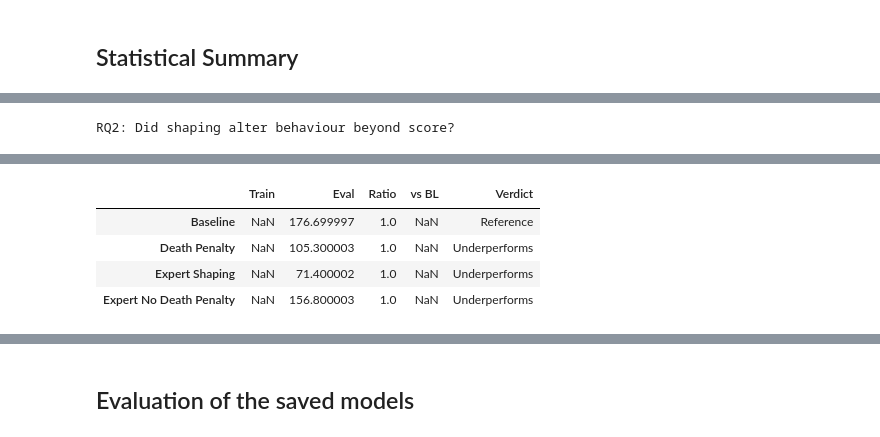
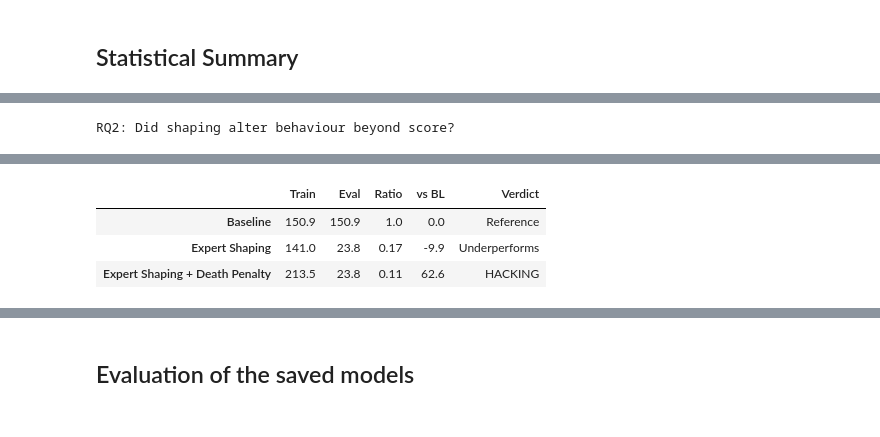
Before and after one commit to AnhTRJotnar/PacManRLTraining, a Jupyter notebook: Pacman.ipynb, the cells around one changed output, grey strips where cells are left out. Cells and saved outputs as stored; diff of their text form; code cells hidden in the pictures.

```diff
--- a/Pacman.ipynb
+++ b/Pacman.ipynb
@@ -342,20 +327,23 @@ TOTAL_STEPS = 1_000_000
 # %%
+TOTAL_STEPS = 100_000
+
 results = {}
 
 for name, cfg in CONDITIONS.items():
     try:
         model, callback = train_condition(name, cfg, total_timesteps=TOTAL_STEPS)
         results[name] = {
-            "callback": callback,
             "model": model,
             "episode_rewards": callback.episode_rewards,
+            "episode_shaped_rewards": callback.episode_shaped_rewards,
             "episode_lengths": callback.episode_lengths,
+            "episode_ghosts_eaten": callback.episode_ghosts_eaten,
             "total_steps": TOTAL_STEPS,
         }
-        print(f"  Completed training for {name}.")
-    except Exception as e:
-        print(f"  Error during training for {name}: {e}")
+        print(f"{name} complete.")
+    except Exception as exc:
+        print(f"{name} failed: {exc}")
         results[name] = None
 
-print(f"\nAll conditions trained! {TOTAL_STEPS:,} steps each.")
+print(f"\nAll conditions trained {TOTAL_STEPS:,} steps each.")
 # %% [output]
@@ -628,7 +626,7 @@ display(pd.DataFrame({
         "Max Score": int(np.max(er["scores"])),
         "Survival": round(np.mean(er["lengths"]), 1),
         "Ghost Chain": round(np.mean(er["ghost_chains"]), 2),
-        "Ghosts/ep": round(np.mean(er["ghosts_eaten_total"]), 1),
+        "Ghosts/ep": round(np.mean(er.get("ghosts_eaten_total", [0])), 1),
         "Score/step": round(np.mean(er["score_per_step"]), 3),
     }
     for name, er in eval_results.items()
@@ -636,7 +634,7 @@ display(pd.DataFrame({
 
 # Baseline comparison table
 if "Baseline" in eval_results:
-    b_score  = np.mean(eval_results["Baseline"]["scores"])
+    b_score = np.mean(eval_results["Baseline"]["scores"])
     b_length = np.mean(eval_results["Baseline"]["lengths"])
 
     print(f"\nComparison vs Baseline")
@@ -753,60 +711,59 @@ Research Question Answer Matrix
 # %%
-baseline_score  = np.mean(eval_results["Baseline"]["scores"])
-baseline_length = np.mean(eval_results["Baseline"]["lengths"])
-baseline_chain  = np.mean(eval_results["Baseline"]["ghost_chains"])
-baseline_sp     = np.mean(eval_results["Baseline"]["score_per_step"])
-baseline_ghosts = np.mean(eval_results["Baseline"]["ghosts_eaten"])
-baseline_train  = np.mean(results["Baseline"]["episode_rewards"][-100:])
+b_score  = float(np.mean(eval_results["Baseline"]["scores"]))
+b_length = float(np.mean(eval_results["Baseline"]["lengths"]))
+b_chain  = float(np.mean(eval_results["Baseline"]["ghost_chains"]))
+b_sp = float(np.mean(eval_results["Baseline"]["score_per_step"]))
+b_ghosts = float(np.mean(eval_results["Baseline"]["ghosts_eaten"]))
+b_train  = float(np.mean(results["Baseline"]["episode_rewards"][-100:]))
 
-def arrow(val, threshold=0.5):
-    if val >  threshold: return "↑"
-    if val < -threshold: return "↓"
+def _arrow(delta, threshold=0.5):
+    if delta >  threshold: return "↑"
+    if delta < -threshold: return "↓"
     return "="
 
-# RQ1
-print(f"\nRQ1: Does strategy-informed shaping outperform naive shaping?-{TOTAL_STEPS // 1_000_000}M steps")
+print(f"\nRQ1: Does strategy-informed shaping outperform baseline? — {TOTAL_STEPS:,} steps")
 display(pd.DataFrame({
     name: {
-        "Eval Score": round(np.mean(er["scores"]), 1),
-        "vs Baseline": round(np.mean(er["scores"]) - baseline_score, 1),
-        "Verdict": "Reference" if name == "Baseline"
-                   else "BEATS" if np.mean(er["scores"]) > baseline_score
-                   else "Similar" if np.mean(er["scores"]) > baseline_score - 20
-                   else "BELOW",
+        "Eval Score": round(float(np.mean(er["scores"])), 1),
+        "vs Baseline": round(float(np.mean(er["scores"])) - b_score, 1),
+        "Verdict": (
+            "Reference" if name == "Baseline" else
+            "BEATS" if float(np.mean(er["scores"])) > b_score else
+            "Similar" if float(np.mean(er["scores"])) > b_score - 20 else
+            "BELOW"
+        ),
     }
     for name, er in eval_results.items()
 }).T)
 
-# RQ2
-print(f"\nRQ2: Did shaping alter behaviour beyond score?")
+print("\nRQ2: Did shaping alter behaviour beyond score?")
 display(pd.DataFrame({
     name: {
-        "Survival":    f"{arrow(d := np.mean(er['lengths'])  - baseline_length)}{d:+.1f}",
-        "Chain":       f"{arrow(d := np.mean(er['ghost_chains']) - baseline_chain, 0.05)}{d:+.2f}",
-        "Ghosts":      f"{arrow(d := np.mean(er['ghosts_eaten']) - baseline_ghosts, 0.05)}{d:+.2f}",
-        "Score/step":  f"{arrow(d := np.mean(er['score_per_step']) - baseline_sp, 0.001)}{d:+.3f}",
+        "Survival": f"{_arrow(d := float(np.mean(er['lengths']))      - b_length)}{d:+.1f}",
+        "Chain": f"{_arrow(d := float(np.mean(er['ghost_chains'])) - b_chain,  0.05)}{d:+.2f}",
+        "Ghosts/ep": f"{_arrow(d := float(np.mean(er['ghosts_eaten'])) - b_ghosts, 0.05)}{d:+.2f}",
+        "Score/step": f"{_arrow(d := float(np.mean(er['score_per_step'])) - b_sp,   0.001)}{d:+.3f}",
     }
     for name, er in eval_results.items()
 }).T)
 
-# RQ3
-print(f"\nRQ3: Is there evidence of reward hacking?")
+print("\nRQ3: Evidence of reward hacking?")
 display(pd.DataFrame({
     name: {
-        "Train":   round(t := np.mean(data["episode_rewards"][-100:]), 1),
-        "Eval":    round(e := np.mean(eval_results[name]["scores"]), 1),
-        "Ratio":   round(e / t if t > 0 else 1.0, 2),
-        "vs BL":   round(t - baseline_train, 1),
-        "Verdict": "Reference" if name == "Baseline"
-                   else "HACKING ⚠" if t > baseline_train and e < baseline_score and e/t < 0.6
-                   else "LIKELY ⚠"  if t > baseline_train and e < baseline_score
-                   else "Underperforms" if e < baseline_score
-                   else "Clean",
+        "Train": round(t := float(np.mean(data["episode_rewards"][-100:])), 1),
+        "Eval": round(e := float(np.mean(eval_results[name]["scores"])), 1),
+        "Ratio": round(e / t if t > 0 else 1.0, 2),
+        "vs BL": round(t - b_train, 1),
+        "Verdict": (
+            "Reference" if name == "Baseline" else
+            "HACKING" if t > b_train and e < b_score and e / t < 0.6 else
+            "LIKELY" if t > b_train and e < b_score else
+            "Underperforms" if e < b_score else
+            "Clean"
+        ),
     }
     for name, data in results.items()
     if data is not None and name in eval_results
 }).T)
-
-print(f"\nRatio = eval/train (1.0=clean, <0.6=hacking)")
-print(f"↑↓= = above/below/similar to baseline")
+print("Ratio = eval/train  (1.0 = clean, <0.6 = hacking)")
 # %% [output]
@@ -826,5 +781,4 @@ RQ3: Is there evidence of reward hacking?
 |  | Train | Eval | Ratio | vs BL | Verdict |
-| Baseline | NaN | 176.699997 | 1.0 | NaN | Reference |
-| Death Penalty | NaN | 105.300003 | 1.0 | NaN | Underperforms |
-| Expert Shaping | NaN | 71.400002 | 1.0 | NaN | Underperforms |
-| Expert No Death Penalty | NaN | 156.800003 | 1.0 | NaN | Underperforms |
+| Baseline | 150.9 | 150.9 | 1.0 | 0.0 | Reference |
+| Expert Shaping | 141.0 | 23.8 | 0.17 | -9.9 | Underperforms |
+| Expert Shaping + Death Penalty | 213.5 | 23.8 | 0.11 | 62.6 | HACKING |
```
Also changed, not shown: parts of 21 cells of this notebook, 19 other files.
